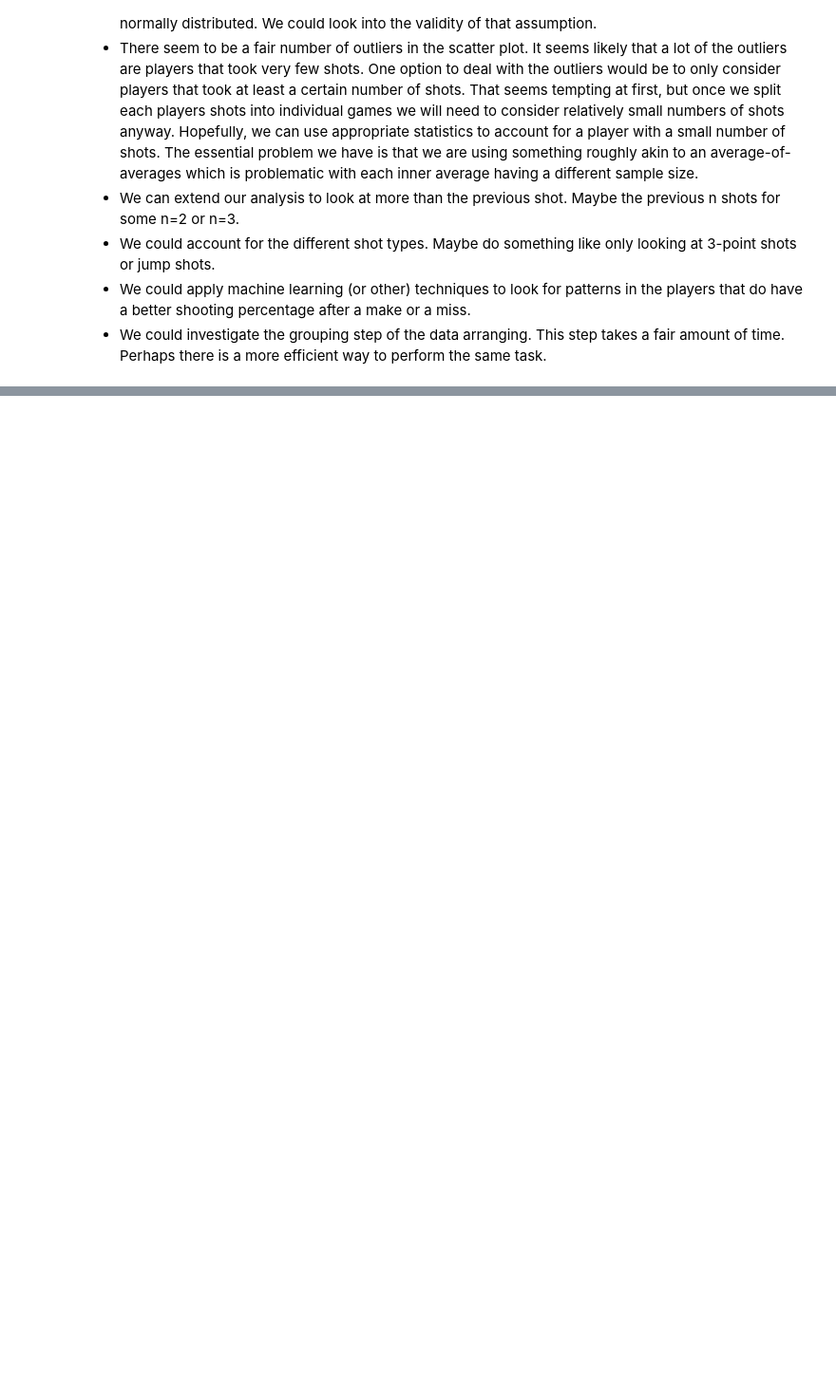
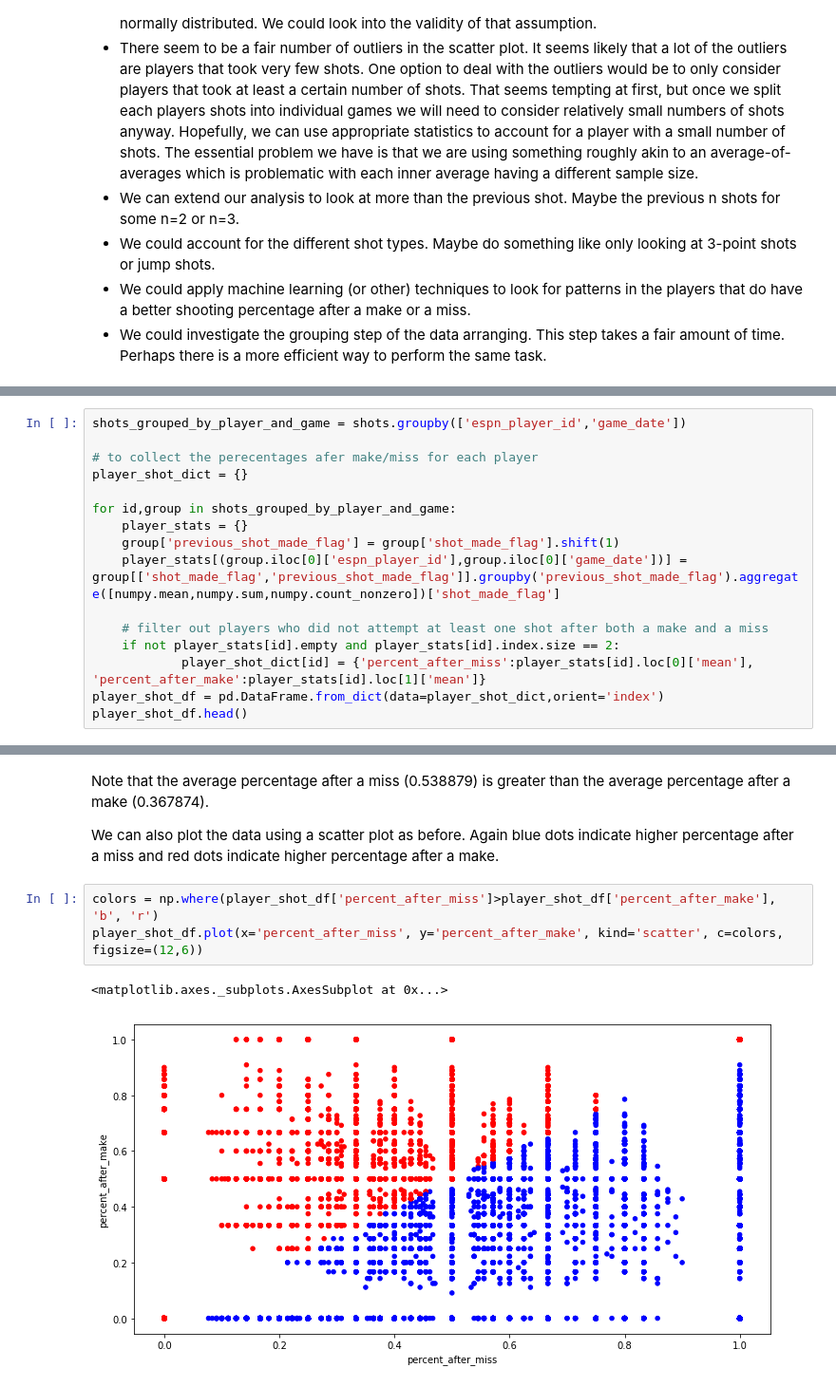
Before and after one commit to pbyrnes/hotHand, a Jupyter notebook: notebooks/hotHandEffect.ipynb, the cells around one changed output, grey strips where cells are left out. Shown at 95% size. Drawn from its saved outputs; the diff is of its cells as text; blank space fills up the shorter version.

Commit message:
add splitting by game

```diff
--- a/notebooks/hotHandEffect.ipynb
+++ b/notebooks/hotHandEffect.ipynb
@@ -176,0 +181,16 @@ Where to go from here?  There are a number of things we could tidy up.  Some of
+# %%
+shots_grouped_by_player_and_game = shots.groupby(['espn_player_id','game_date'])
+
+# to collect the perecentages afer make/miss for each player
+player_shot_dict = {}
+
+for id,group in shots_grouped_by_player_and_game:
+    player_stats = {}
+    group['previous_shot_made_flag'] = group['shot_made_flag'].shift(1)
+    player_stats[(group.iloc[0]['espn_player_id'],group.iloc[0]['game_date'])] = group[['shot_made_flag','previous_shot_made_flag']].groupby('previous_shot_made_flag').aggregate([numpy.mean,numpy.sum,numpy.count_nonzero])['shot_made_flag']
+
+    # filter out players who did not attempt at least one shot after both a make and a miss
+    if not player_stats[id].empty and player_stats[id].index.size == 2:
+            player_shot_dict[id] = {'percent_after_miss':player_stats[id].loc[0]['mean'], 'percent_after_make':player_stats[id].loc[1]['mean']}
+player_shot_df = pd.DataFrame.from_dict(data=player_shot_dict,orient='index')
+player_shot_df.head()
@@ -176,0 +241,10 @@ Where to go from here?  There are a number of things we could tidy up.  Some of
+# %% [markdown]
+Note that the average percentage after a miss (0.538879) is greater than the average percentage after a make (0.367874).
+
+We can also plot the data using a scatter plot as before.  Again blue dots indicate higher percentage after a miss and red dots indicate higher percentage after a make.
+# %%
+colors = np.where(player_shot_df['percent_after_miss']>player_shot_df['percent_after_make'], 'b', 'r')
+player_shot_df.plot(x='percent_after_miss', y='percent_after_make', kind='scatter', c=colors, figsize=(12,6))
+# %% [output]
+<matplotlib.axes._subplots.AxesSubplot at 0x...>
+[figure, added]
```
Also changed, not shown: parts of 12 cells of this notebook.
